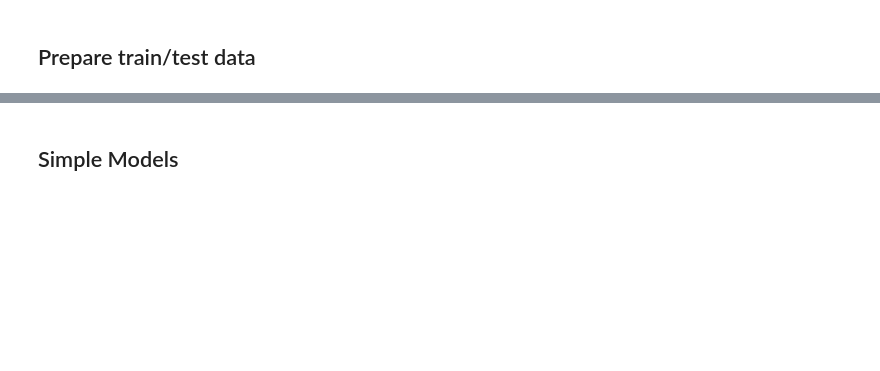
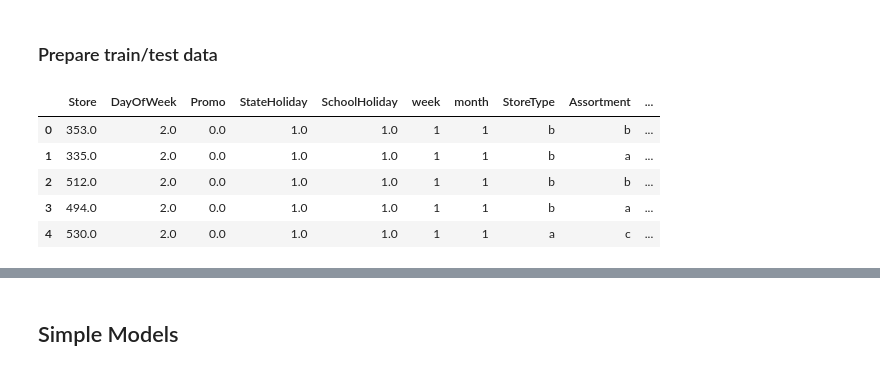
Before and after one commit to franksh/dsr-rossman-comp, a Jupyter notebook: notebooks/2_simple_models.ipynb, the cells around one changed output, grey strips where cells are left out. Saved outputs shown, nothing was run; the diff lists cells and outputs as text; code cells hidden in the pictures; blank space fills up the shorter version.

```diff
--- a/notebooks/2_simple_models.ipynb
+++ b/notebooks/2_simple_models.ipynb
@@ -31,2 +39,2 @@ train.head()
 # %% [markdown]
-## Prepare train/test data
+### Prepare train/test data
@@ -35,0 +51,9 @@ y_train = train.loc[:, "Sales"]
+# %%
+X.head()
+# %% [output]
+|  | Store | DayOfWeek | Promo | StateHoliday | SchoolHoliday | week | month | StoreType | Assortment | ... |
+| 0 | 353.0 | 2.0 | 0.0 | 1.0 | 1.0 | 1 | 1 | b | b | ... |
+| 1 | 335.0 | 2.0 | 0.0 | 1.0 | 1.0 | 1 | 1 | b | a | ... |
+| 2 | 512.0 | 2.0 | 0.0 | 1.0 | 1.0 | 1 | 1 | b | b | ... |
+| 3 | 494.0 | 2.0 | 0.0 | 1.0 | 1.0 | 1 | 1 | b | a | ... |
+| 4 | 530.0 | 2.0 | 0.0 | 1.0 | 1.0 | 1 | 1 | a | c | ... |
```
Also changed, not shown: parts of 29 cells of this notebook, 3 other files.
